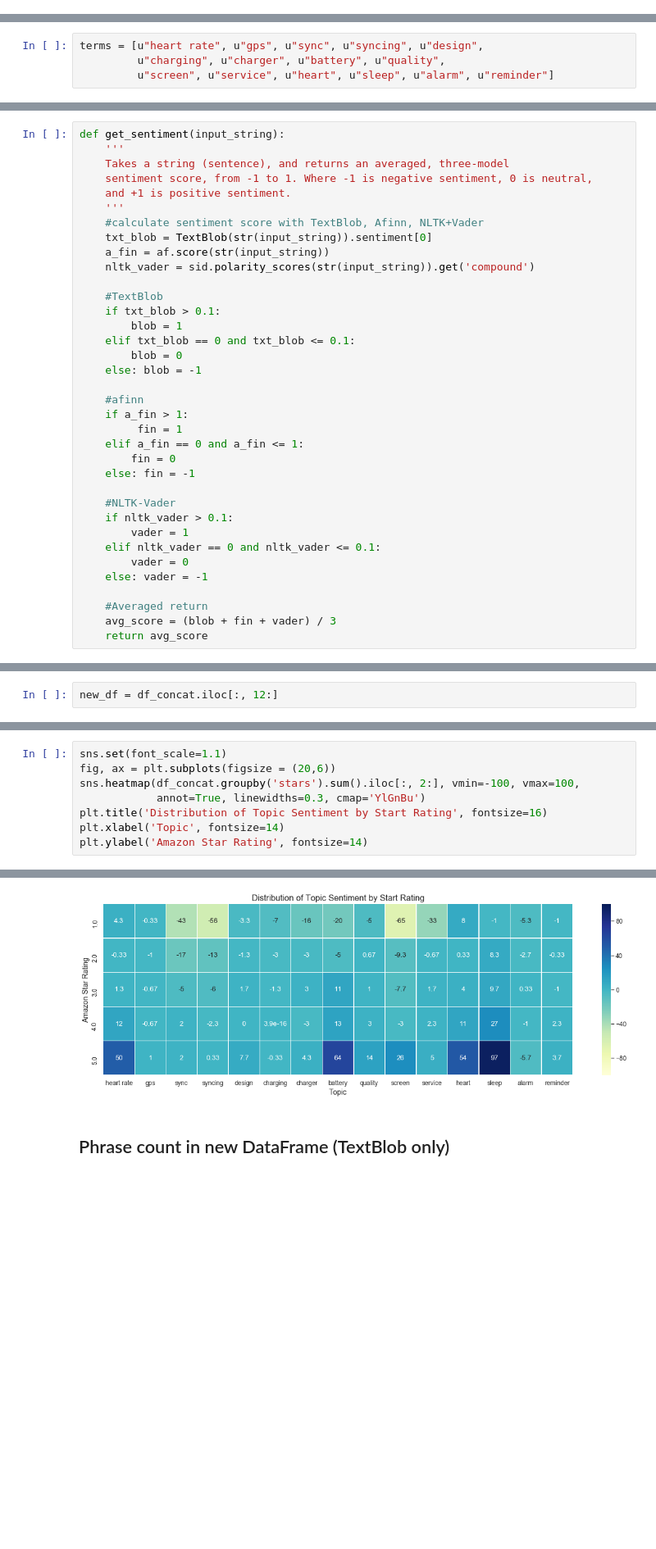
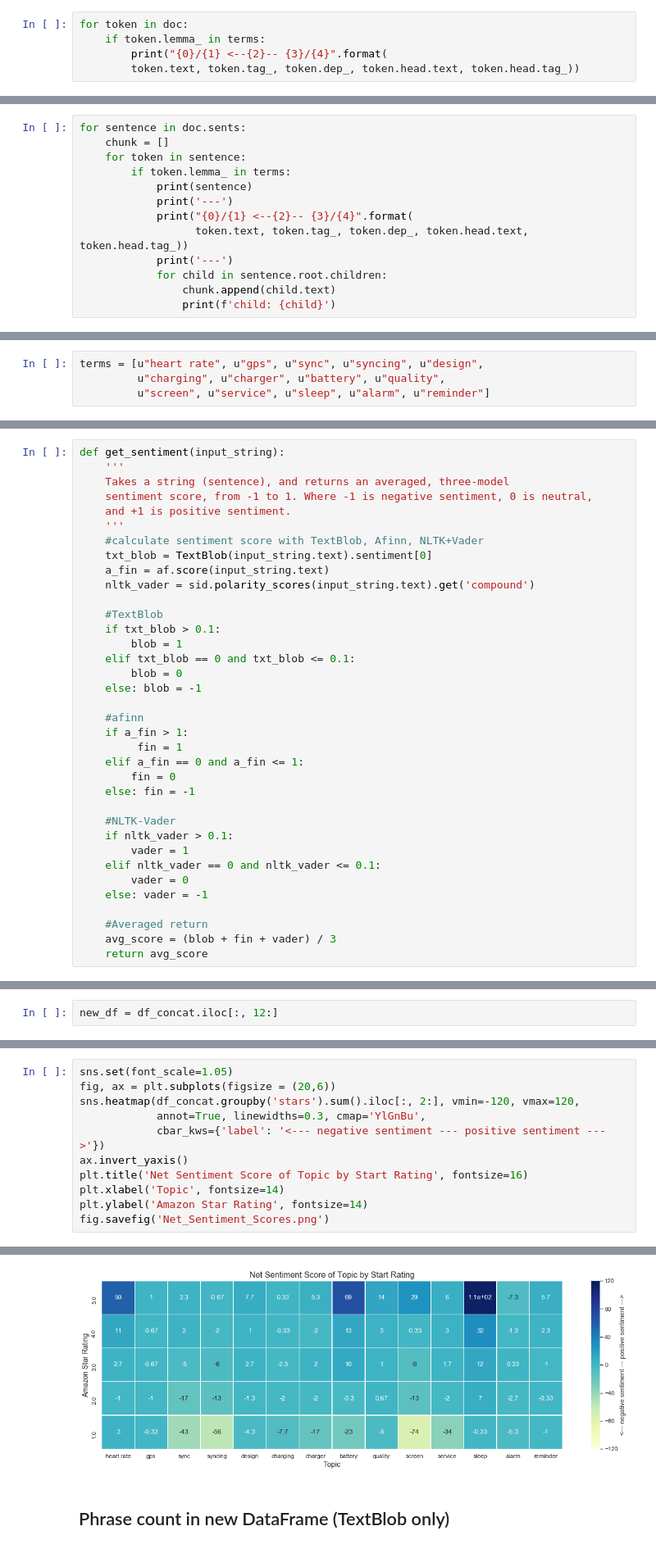
Before and after one commit to deeplearnersatgmrit/Amazon-Reviews, a Jupyter notebook: Charge_3_ABSA.ipynb, the cells around one changed output, grey strips where cells are left out. Shown at 82% size. Saved outputs shown, nothing was run; the diff lists cells and outputs as text; blank space fills up the shorter version.

```diff
--- a/Charge_3_ABSA.ipynb
+++ b/Charge_3_ABSA.ipynb
@@ -110,0 +112,5 @@ for token in doc:
+# %%
+for token in doc:
+    if token.lemma_ in terms:
+        print("{0}/{1} <--{2}-- {3}/{4}".format(
+        token.text, token.tag_, token.dep_, token.head.text, token.head.tag_))
@@ -110,0 +119,13 @@ for token in doc:
+# %%
+for sentence in doc.sents:
+    chunk = []
+    for token in sentence:
+        if token.lemma_ in terms:
+            print(sentence)
+            print('---')
+            print("{0}/{1} <--{2}-- {3}/{4}".format(
+                  token.text, token.tag_, token.dep_, token.head.text, token.head.tag_))
+            print('---')
+            for child in sentence.root.children:
+                chunk.append(child.text)
+                print(f'child: {child}')
@@ -162,7 +174,7 @@ from spacy.matcher import PhraseMatcher
 # %%
 terms = [u"heart rate", u"gps", u"sync", u"syncing", u"design",
          u"charging", u"charger", u"battery", u"quality",
-         u"screen", u"service", u"heart", u"sleep", u"alarm", u"reminder"]
+         u"screen", u"service", u"sleep", u"alarm", u"reminder"]
 # %%
 def phrase_matcher(review):
     matched_list = []
@@ -205,9 +217,9 @@ def get_sentiment(input_string):
     and +1 is positive sentiment.
     '''
     #calculate sentiment score with TextBlob, Afinn, NLTK+Vader
-    txt_blob = TextBlob(str(input_string)).sentiment[0]
-    a_fin = af.score(str(input_string))
-    nltk_vader = sid.polarity_scores(str(input_string)).get('compound')
+    txt_blob = TextBlob(input_string.text).sentiment[0]
+    a_fin = af.score(input_string.text)
+    nltk_vader = sid.polarity_scores(input_string.text).get('compound')
 
     #TextBlob
     if txt_blob > 0.1:
@@ -312,9 +326,12 @@ Text(0.5, 0, 'Count of Negative and Positive Comments')
 # %%
-sns.set(font_scale=1.1)
+sns.set(font_scale=1.05)
 fig, ax = plt.subplots(figsize = (20,6))
-sns.heatmap(df_concat.groupby('stars').sum().iloc[:, 2:], vmin=-100, vmax=100,
-            annot=True, linewidths=0.3, cmap='YlGnBu')
-plt.title('Distribution of Topic Sentiment by Start Rating', fontsize=16)
+sns.heatmap(df_concat.groupby('stars').sum().iloc[:, 2:], vmin=-120, vmax=120,
+            annot=True, linewidths=0.3, cmap='YlGnBu',
+            cbar_kws={'label': '<--- negative sentiment --- positive sentiment --->'})
+ax.invert_yaxis()
+plt.title('Net Sentiment Score of Topic by Start Rating', fontsize=16)
 plt.xlabel('Topic', fontsize=14)
 plt.ylabel('Amazon Star Rating', fontsize=14)
+fig.savefig('Net_Sentiment_Scores.png')
 # %% [output]
@@ -322,4 +338,4 @@ Text(154.5, 0.5, 'Amazon Star Rating')
-[figure, old version]
+[figure, new version]
 # %% [markdown]
 ## Phrase count in new DataFrame (TextBlob only)
 # %%
```
Also changed, not shown: parts of 39 cells of this notebook, 2 other files.
